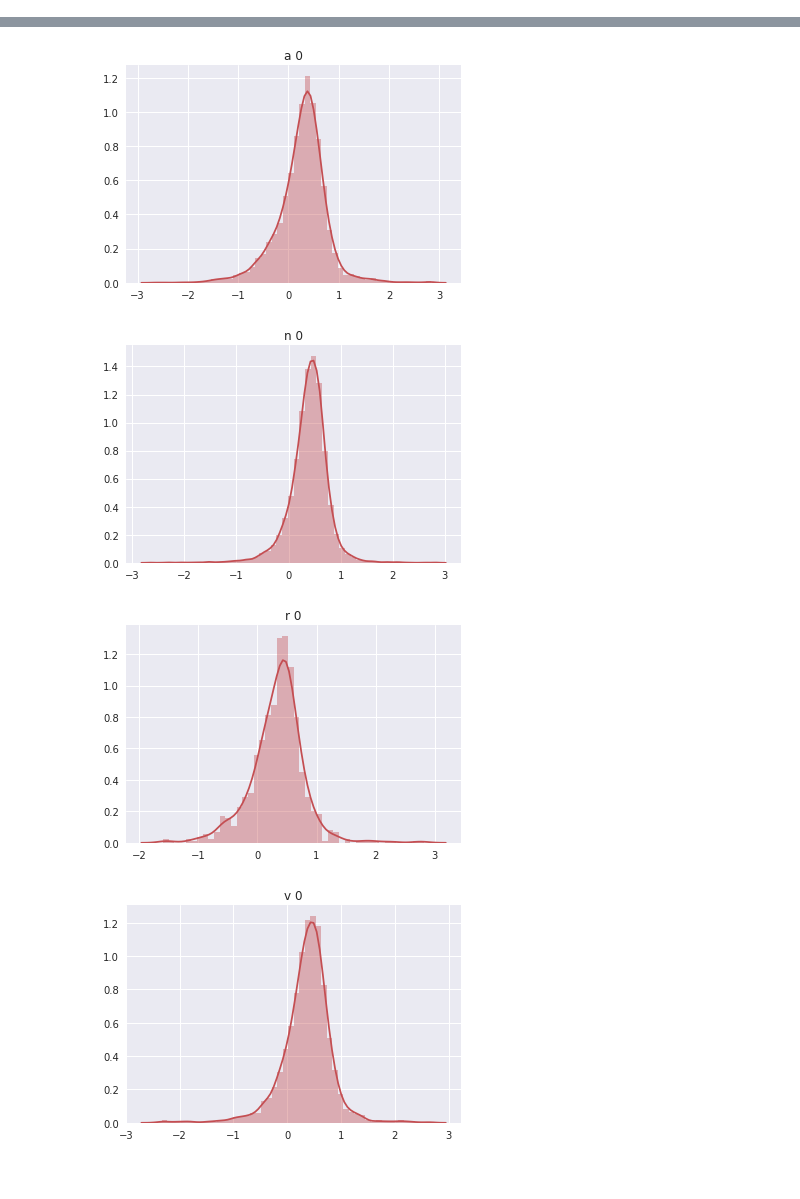
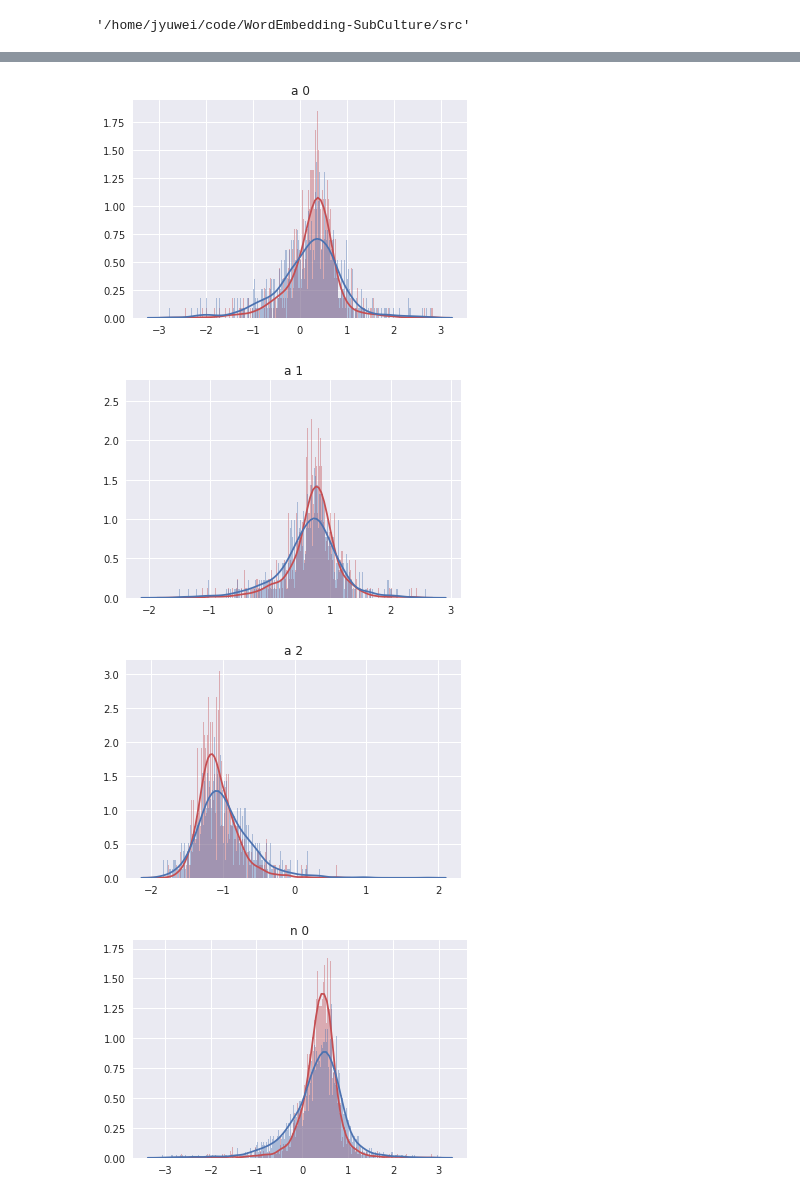
Before and after one commit to jiaojiaoloveu/WordEmbedding-SubCulture, a Jupyter notebook: src/epa_expansion/plot_pred_epa.ipynb, the cells around one changed output, grey strips where cells are left out. Saved outputs shown, nothing was run; the diff lists cells and outputs as text; code cells hidden in the pictures.

```diff
--- a/src/epa_expansion/plot_pred_epa.ipynb
+++ b/src/epa_expansion/plot_pred_epa.ipynb
@@ -8,11 +9,18 @@ import matplotlib.pyplot as plt
 # %%
 import seaborn as sns
 sns.set(color_codes=True)
+# %%
+os.chdir('..')
+%pwd
+# %% [output]
+'/home/jyuwei/code/WordEmbedding-SubCulture/src'
 # %%
-with open('../../result/epa_expansion/nn_result_github_all', 'r') as fp:
+with open('../result/epa_expansion/nn_result_github_all', 'r') as fp:
     github = json.load(fp)
-with open('../../result/epa_expansion/nn_result_twitter_all', 'r') as fp:
+with open('../result/epa_expansion/nn_result_twitter_all', 'r') as fp:
     twitter = json.load(fp)
+from sample_seeds import read_warriner_ratings
+warriner = read_warriner_ratings()
 # %%
 def get_tokenset(words_list):
     from nltk.corpus import wordnet as wn
@@ -31,17 +39,18 @@ def get_tokenset(words_list):
     return words_list_pos
 
 
-def tokenset_comp():
-    words_list_pos = get_tokenset(set(github.keys()) & set(twitter.keys()))
+def tokenset_comp(words_list_pos):
     for pos in words_list_pos.keys():
         tokenlist = words_list_pos[pos]
         github_list = np.array([github[t] for t in tokenlist])
         twitter_list = np.array([twitter[t] for t in tokenlist])
+        warriner_list = np.array([warriner[t] for t in tokenlist])
         for axis in range(0, 3):
             plt.figure()
             plt.title('%s %s' % (pos, axis))
-            sns.distplot(github_list[:, axis], color='r')
-            # sns.distplot(twitter_list[:, axis], norm_hist=True, color='b')
+            sns.distplot(github_list[:, axis], color='r', bins=1000)
+            sns.distplot(twitter_list[:, axis], color='b', bins=1000)
+            # sns.distplot(warriner_list[:, axis], color='g', bins=1000)
         print('===== %s %s =====' % (pos, len(tokenlist)))
         print(np.mean(github_list, axis=0))
         print(np.mean(np.abs(github_list), axis=0))
@@ -50,6 +59,12 @@ def tokenset_comp():
         print(np.mean(twitter_list, axis=0))
         print(np.mean(np.abs(twitter_list), axis=0))
         print(np.std(twitter_list, axis=0))
+
+        print(np.mean(warriner_list, axis=0))
+        print(np.mean(np.abs(warriner_list), axis=0))
+        print(np.std(warriner_list, axis=0))
+# %%
+words_list_pos = get_tokenset(set(github.keys()) & set(twitter.keys()) & set(warriner.keys()))
 # %%
-tokenset_comp()
+tokenset_comp(words_list_pos)
 # %% [output]
@@ -73,4 +88,4 @@ tokenset_comp()
-[figure, old version]
+[figure, new version]
-[figure, old version]
+[figure, new version]
-[figure, old version]
+[figure, new version]
-[figure, old version]
+[figure, new version]
```
Also changed, not shown: parts of 2 cells of this notebook, 1 other file.
